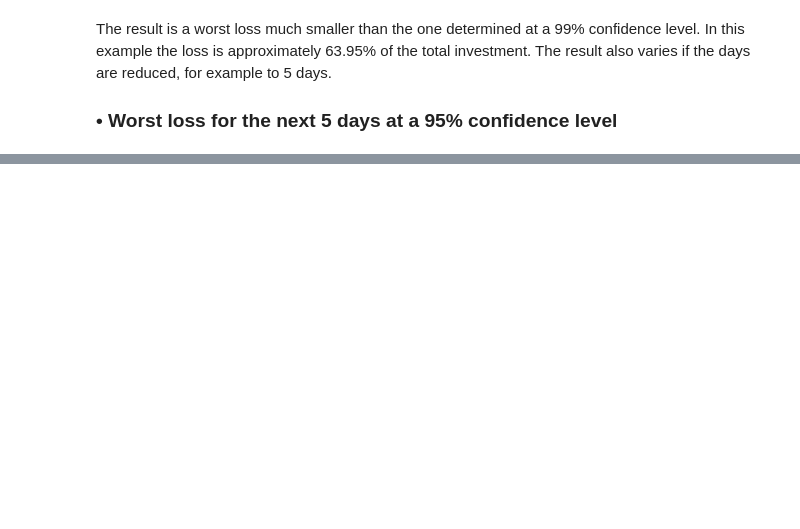
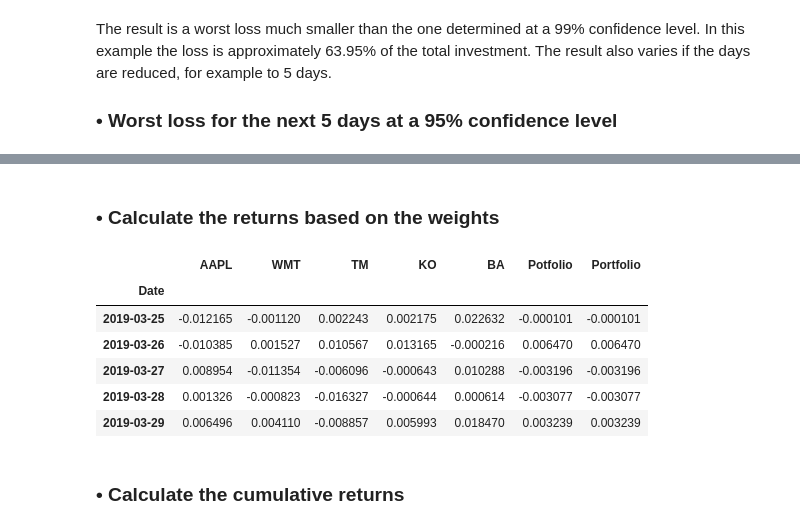
Before and after one commit to AvatarGaming/Python, a Jupyter notebook: Applied Quantitative Finance Using Python for Financial Analysis/SCRIPT06 - Value at Risk.ipynb, the cells around one changed output, grey strips where cells are left out. Drawn from its saved outputs; the diff is of its cells as text; code cells hidden in the pictures; blank space fills up the shorter version.

```diff
--- a/Applied Quantitative Finance Using Python for Financial Analysis/SCRIPT06 - Value at Risk.ipynb
+++ b/Applied Quantitative Finance Using Python for Financial Analysis/SCRIPT06 - Value at Risk.ipynb
@@ -305,0 +312,12 @@ var_5_days
+# %%
+start=datetime.datetime(2018,1,2)
+end=datetime.datetime(2019,4,1)
+
+tickers=['AAPL','WMT','TM','KO','BA']
+
+stocks=pd.DataFrame()
+
+for x in tickers:
+    stocks[x]=yf.download(tickers=x,start=start,end=end)['Close']
+
+stocks.tail()
@@ -305,0 +339,3 @@ var_5_days
+# %%
+stocks_return=np.log(stocks/stocks.shift(1))
+stocks_return.tail()
@@ -305,0 +372,16 @@ var_5_days
+# %% [markdown]
+### • Calculate the returns based on the weights
+# %%
+stocks_return['Portfolio']=weighted_returns_portfolio.sum(axis=1).dropna()
+
+stocks_return.tail()
+# %% [output]
+|  | AAPL | WMT | TM | KO | BA | Potfolio | Portfolio |
+| Date |  |  |  |  |  |  |  |
+| 2019-03-25 | -0.012165 | -0.001120 | 0.002243 | 0.002175 | 0.022632 | -0.000101 | -0.000101 |
+| 2019-03-26 | -0.010385 | 0.001527 | 0.010567 | 0.013165 | -0.000216 | 0.006470 | 0.006470 |
+| 2019-03-27 | 0.008954 | -0.011354 | -0.006096 | -0.000643 | 0.010288 | -0.003196 | -0.003196 |
+| 2019-03-28 | 0.001326 | -0.000823 | -0.016327 | -0.000644 | 0.000614 | -0.003077 | -0.003077 |
+| 2019-03-29 | 0.006496 | 0.004110 | -0.008857 | 0.005993 | 0.018470 | 0.003239 | 0.003239 |
+# %% [markdown]
+### • Calculate the cumulative returns
```
Also changed, not shown: parts of 25 cells of this notebook.
